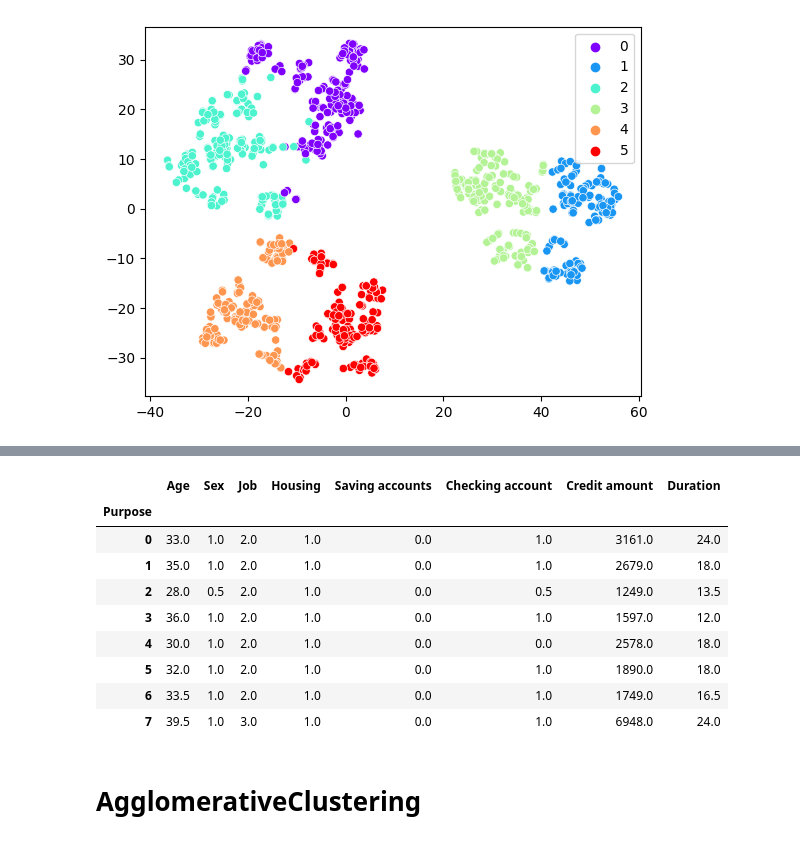
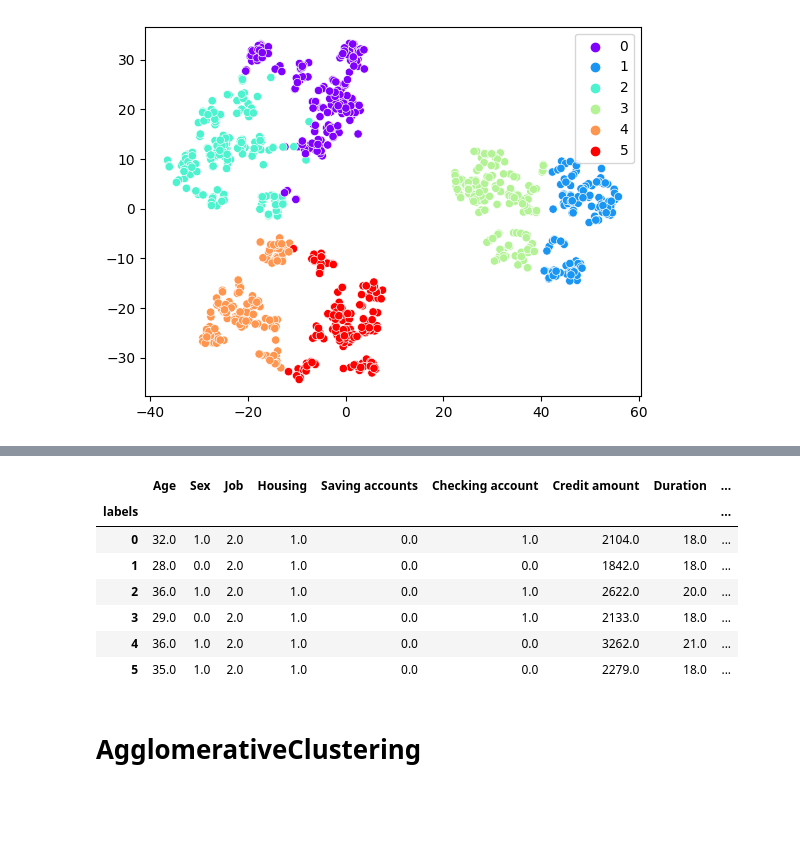
Before and after one commit to aspushkarev/OTUS-ML-Professional, a Jupyter notebook: KMeans_DBSCAN/OTUS_Clustering_Homework.ipynb, the cells around one changed output, grey strips where cells are left out. Cells and saved outputs as stored; diff of their text form; code cells hidden in the pictures; blank space fills up the shorter version.

```diff
--- a/KMeans_DBSCAN/OTUS_Clustering_Homework.ipynb
+++ b/KMeans_DBSCAN/OTUS_Clustering_Homework.ipynb
@@ -240,3 +293,5 @@ labels = kmeans.labels_
 sns.scatterplot(x=X_tsne[:,0], y=X_tsne[:,1], hue=labels, palette='rainbow');
 # %% [output]
 [figure]
+# %%
+data['labels'] = labels
@@ -258,16 +324,14 @@ for col in data.columns:
 # %%
-data.groupby('Purpose').median().round(2)
+data.groupby('labels').median().round(2)
 # %% [output]
-|  | Age | Sex | Job | Housing | Saving accounts | Checking account | Credit amount | Duration |
-| Purpose |  |  |  |  |  |  |  |  |
-| 0 | 33.0 | 1.0 | 2.0 | 1.0 | 0.0 | 1.0 | 3161.0 | 24.0 |
-| 1 | 35.0 | 1.0 | 2.0 | 1.0 | 0.0 | 1.0 | 2679.0 | 18.0 |
-| 2 | 28.0 | 0.5 | 2.0 | 1.0 | 0.0 | 0.5 | 1249.0 | 13.5 |
-| 3 | 36.0 | 1.0 | 2.0 | 1.0 | 0.0 | 1.0 | 1597.0 | 12.0 |
-| 4 | 30.0 | 1.0 | 2.0 | 1.0 | 0.0 | 0.0 | 2578.0 | 18.0 |
-| 5 | 32.0 | 1.0 | 2.0 | 1.0 | 0.0 | 1.0 | 1890.0 | 18.0 |
-| 6 | 33.5 | 1.0 | 2.0 | 1.0 | 0.0 | 1.0 | 1749.0 | 16.5 |
-| 7 | 39.5 | 1.0 | 3.0 | 1.0 | 0.0 | 1.0 | 6948.0 | 24.0 |
+|  | Age | Sex | Job | Housing | Saving accounts | Checking account | Credit amount | Duration | ... |
+| labels |  |  |  |  |  |  |  |  | ... |
+| 0 | 32.0 | 1.0 | 2.0 | 1.0 | 0.0 | 1.0 | 2104.0 | 18.0 | ... |
+| 1 | 28.0 | 0.0 | 2.0 | 1.0 | 0.0 | 0.0 | 1842.0 | 18.0 | ... |
+| 2 | 36.0 | 1.0 | 2.0 | 1.0 | 0.0 | 1.0 | 2622.0 | 20.0 | ... |
+| 3 | 29.0 | 0.0 | 2.0 | 1.0 | 0.0 | 1.0 | 2133.0 | 18.0 | ... |
+| 4 | 36.0 | 1.0 | 2.0 | 1.0 | 0.0 | 0.0 | 3262.0 | 21.0 | ... |
+| 5 | 35.0 | 1.0 | 2.0 | 1.0 | 0.0 | 0.0 | 2279.0 | 18.0 | ... |
 # %% [markdown]
 # AgglomerativeClustering
 # %%
```
Also changed, not shown: parts of 28 cells of this notebook.
